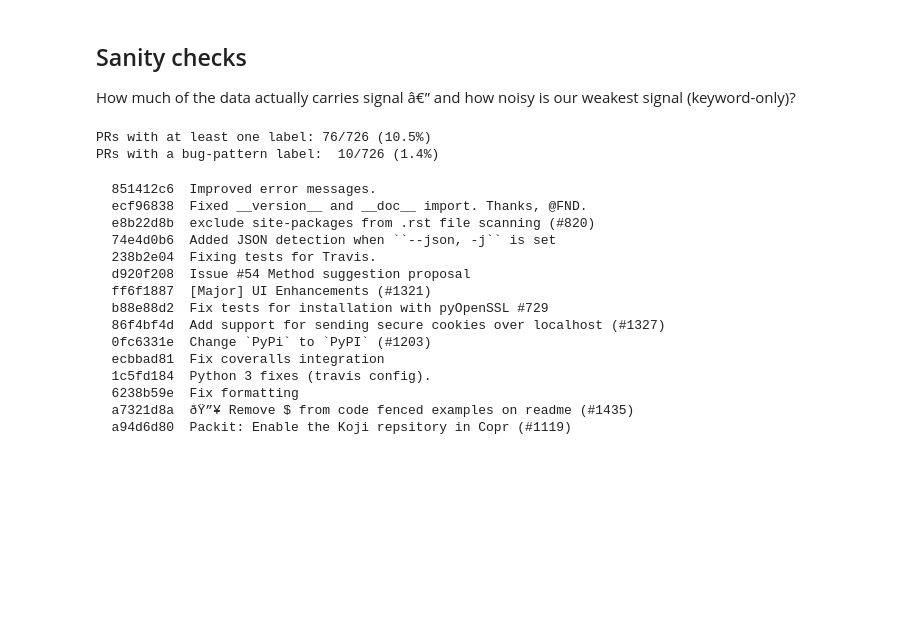
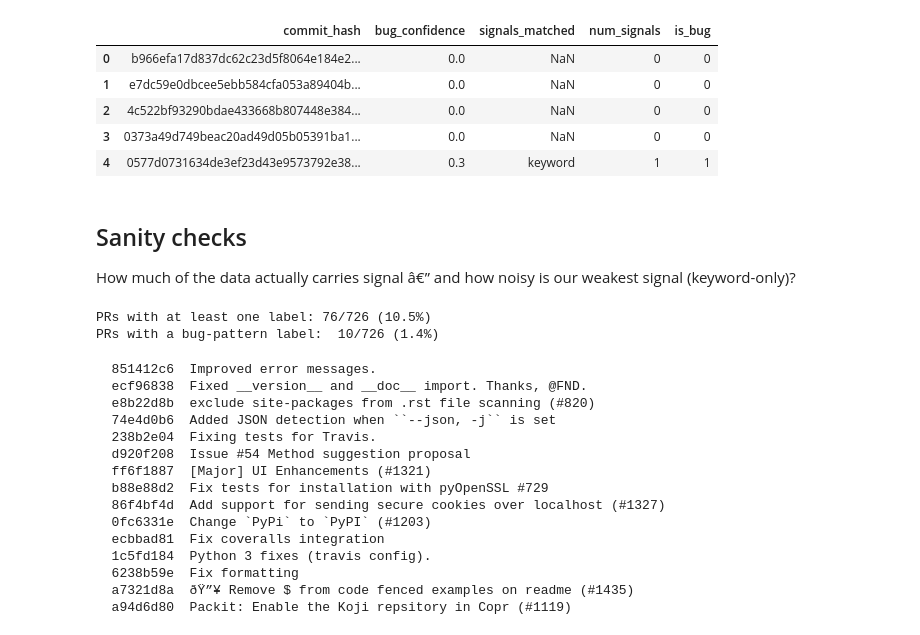
Before and after one commit to CreatineCoder/CodePulse, a Jupyter notebook: notebooks/explore_db.ipynb, the cells around one changed output. Saved outputs shown, nothing was run; the diff lists cells and outputs as text; code cells hidden in the pictures; blank space fills up the shorter version.

```diff
--- a/notebooks/explore_db.ipynb
+++ b/notebooks/explore_db.ipynb
@@ -34,5 +48,12 @@ commit_issues
 # %%
-commit_labels
+commit_labels.head()
+# %% [output]
+|  | commit_hash | bug_confidence | signals_matched | num_signals | is_bug |
+| 0 | b966efa17d837dc62c23d5f8064e184e2... | 0.0 | NaN | 0 | 0 |
+| 1 | e7dc59e0dbcee5ebb584cfa053a89404b... | 0.0 | NaN | 0 | 0 |
+| 2 | 4c522bf93290bdae433668b807448e384... | 0.0 | NaN | 0 | 0 |
+| 3 | 0373a49d749beac20ad49d05b05391ba1... | 0.0 | NaN | 0 | 0 |
+| 4 | 0577d0731634de3ef23d43e9573792e38... | 0.3 | keyword | 1 | 1 |
 # %%
 import matplotlib.pyplot as plt
 import seaborn as sns
```
Also changed, not shown: parts of 6 cells of this notebook.
